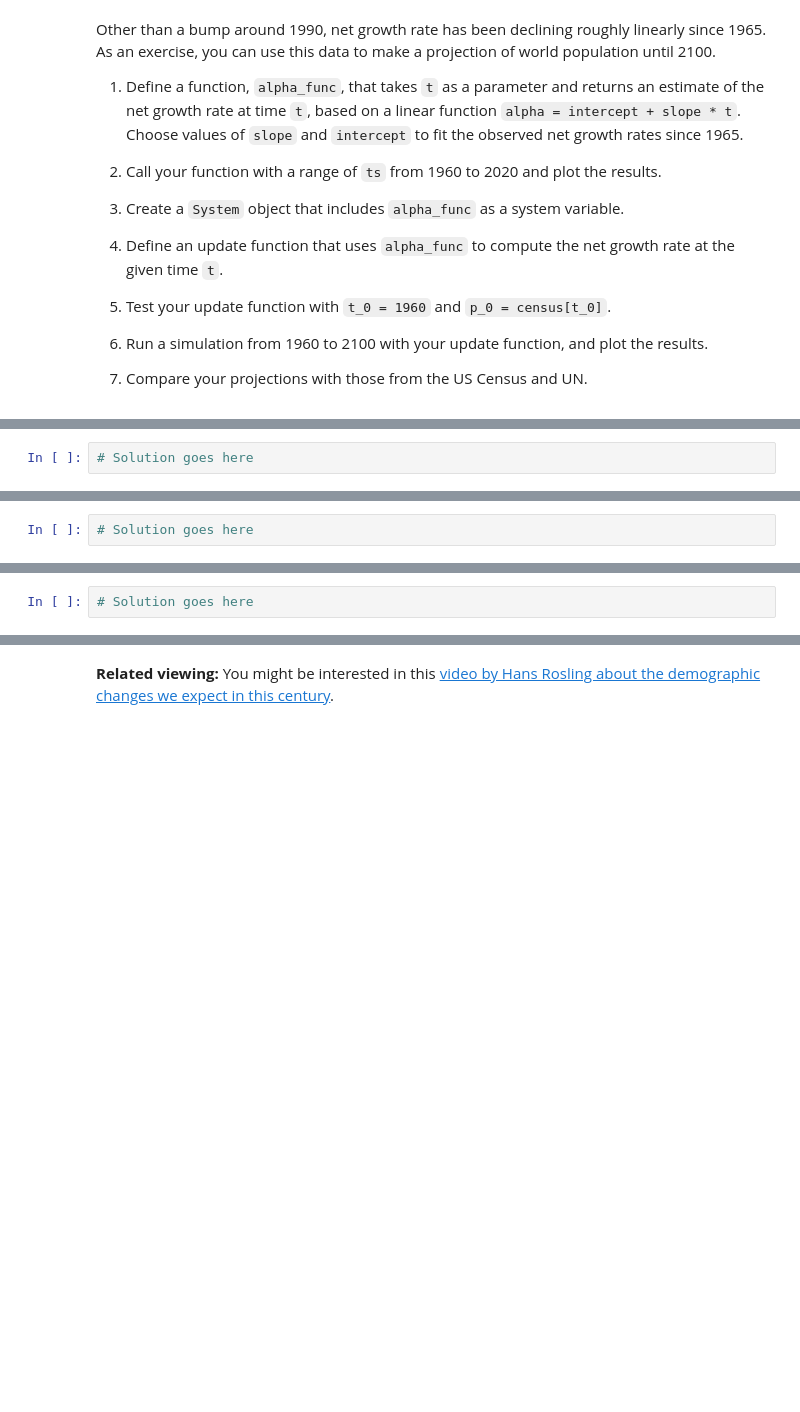
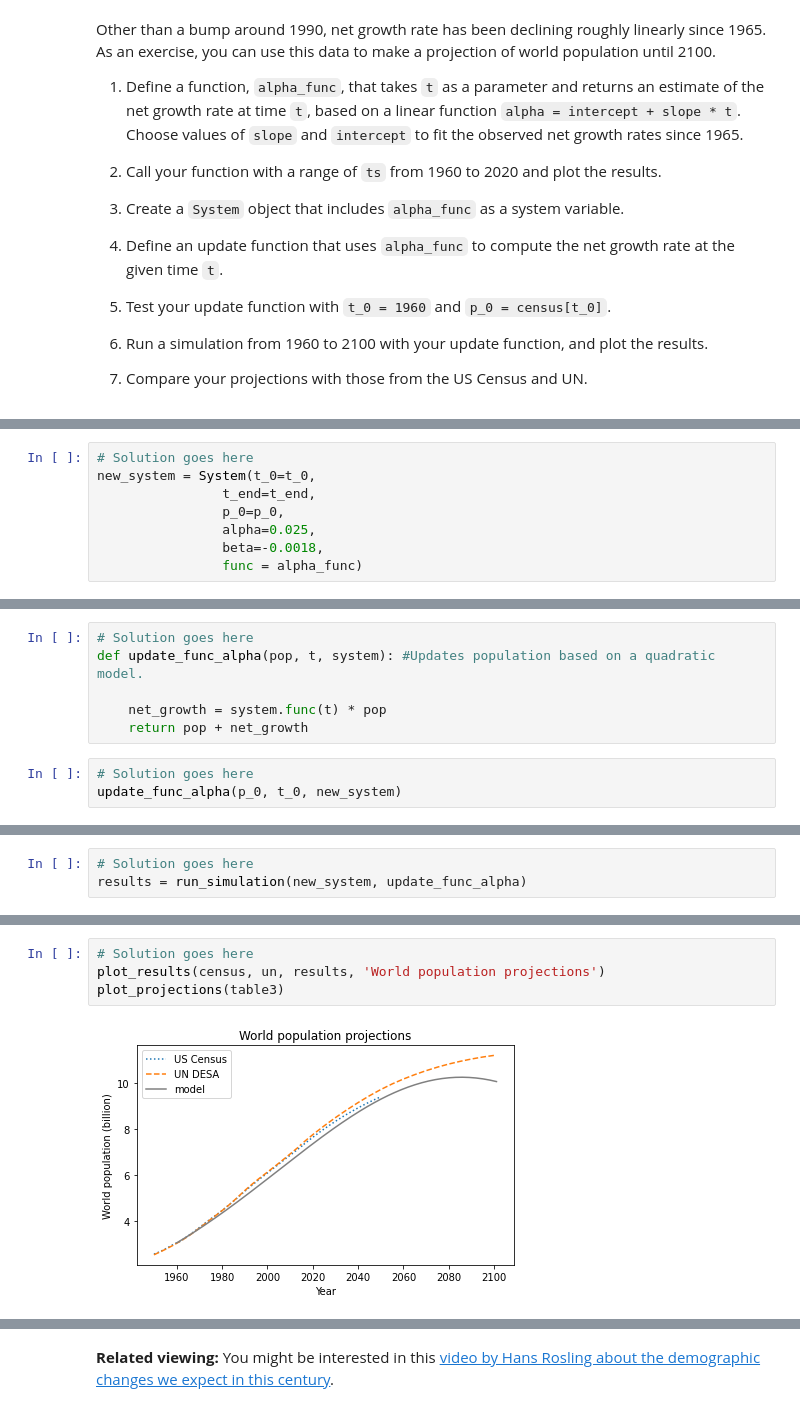
Before and after one commit to man-of-moose/ModSimPy, a Jupyter notebook: notebooks/chap08.ipynb, the cells around one changed output, grey strips where cells are left out. Saved outputs shown, nothing was run; the diff lists cells and outputs as text; blank space fills up the shorter version.

```diff
--- a/notebooks/chap08.ipynb
+++ b/notebooks/chap08.ipynb
@@ -280,0 +369,8 @@ Other than a bump around 1990, net growth rate has been declining roughly linear
+# %%
+# Solution goes here
+new_system = System(t_0=t_0,
+                t_end=t_end,
+                p_0=p_0,
+                alpha=0.025,
+                beta=-0.0018,
+                func = alpha_func)
@@ -281,2 +384,9 @@ Other than a bump around 1990, net growth rate has been declining roughly linear
+# %%
+# Solution goes here
+def update_func_alpha(pop, t, system): #Updates population based on a quadratic model.
+
+    net_growth = system.func(t) * pop
+    return pop + net_growth
 # %%
 # Solution goes here
+update_func_alpha(p_0, t_0, new_system)
@@ -283,2 +395,3 @@ Other than a bump around 1990, net growth rate has been declining roughly linear
 # %%
 # Solution goes here
+results = run_simulation(new_system, update_func_alpha)
@@ -285,2 +412,6 @@ Other than a bump around 1990, net growth rate has been declining roughly linear
 # %%
 # Solution goes here
+plot_results(census, un, results, 'World population projections')
+plot_projections(table3)
+# %% [output]
+[figure, added]
```
Also changed, not shown: parts of 20 cells of this notebook, 2 other files.
